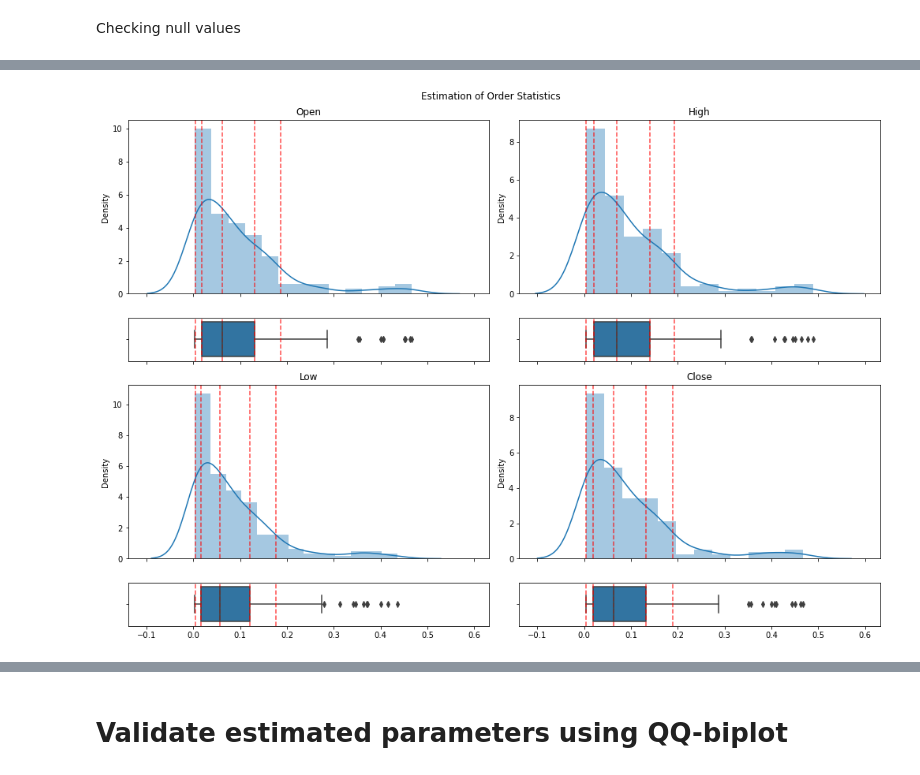
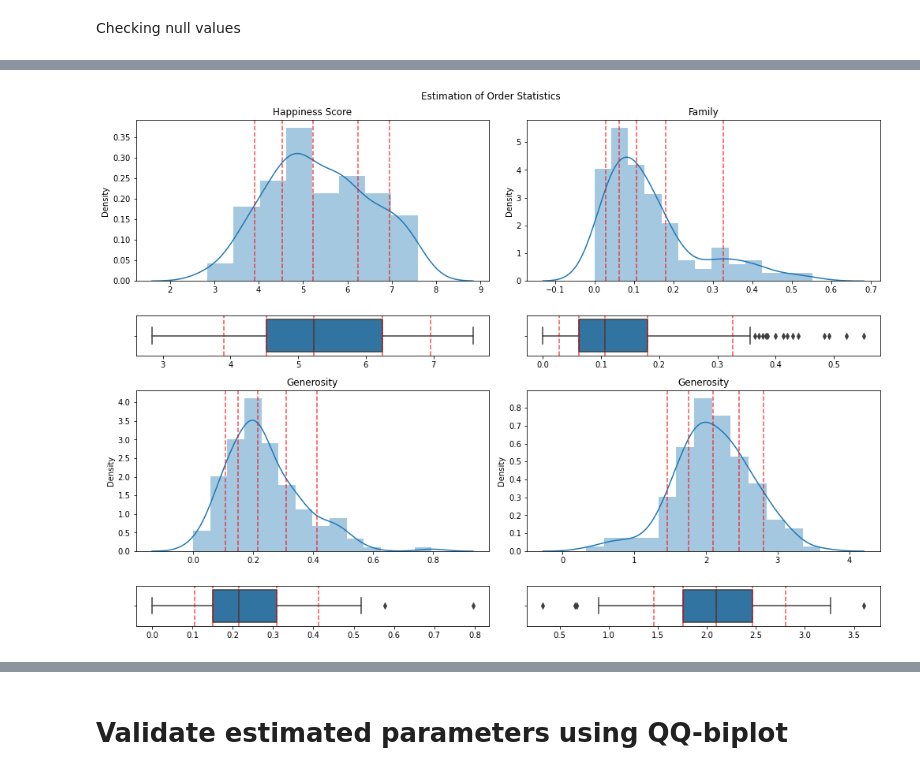
Before and after one commit to affand20/m2m-labs, a Jupyter notebook: lab1.ipynb, the cells around one changed output, grey strips where cells are left out. Saved outputs shown, nothing was run; the diff lists cells and outputs as text; code cells hidden in the pictures.

```diff
--- a/lab1.ipynb
+++ b/lab1.ipynb
@@ -19,4 +19,4 @@ Dataset: Stock Exchange from Kaggle
 # %%
-stock = pd.read_csv('./dataset/cryptocurrencies/HEX-USD.csv')
-stock.head()
+happiness = pd.read_csv('./dataset/happiness/2015.csv')
+happiness.head()
 # %% [output]
@@ -79,0 +56,3 @@ stock.head()
+# %%
+happiness = happiness[['Happiness Score', 'Trust (Government Corruption)', 'Generosity', 'Dystopia Residual']]
+happiness.head()
@@ -140,59 +122,59 @@ Close:  [0.0044215, 0.0189585, 0.0634485, 0.131396, 0.188909]
 # %%
-fig, ax = plt.subplots(4,2, figsize=(14,10), sharex=True, gridspec_kw={'height_ratios': [2,0.5,2,0.5]})
+fig, ax = plt.subplots(4,2, figsize=(14,10), sharex=False, gridspec_kw={'height_ratios': [2,0.5,2,0.5]})
 fig.suptitle('Estimation of Order Statistics')
 
-# Open variable
-# KDE plot
-sns.distplot(_open, kde=True, ax=ax[0,0])
-for q in open_quantiles:
+# Happiness
+# KDE
+sns.distplot(_happiness, kde=True, ax=ax[0,0])
+for q in happiness_quantiles:
     ax[0,0].axvline(q, color='r', linestyle='--', alpha=0.7)
-ax[0,0].set_title('Open')
+ax[0,0].set_title('Happiness Score')
 
 # box-whisker plot
-sns.boxplot(x=_open, ax=ax[1,0])
-for q in open_quantiles:
+sns.boxplot(x=_happiness, ax=ax[1,0])
+for q in happiness_quantiles:
     ax[1,0].axvline(q, color='r', linestyle='--', alpha=0.7)
 
 
-# High variable
-# KDE plot
-sns.distplot(_high, kde=True, ax=ax[0,1])
-for q in high_quantiles:
+# Family
+# KDE
+sns.distplot(_trust, kde=True, ax=ax[0,1])
+for q in trust_quantiles:
     ax[0,1].axvline(q, color='r', linestyle='--', alpha=0.7)
-ax[0,1].set_title('High')
+ax[0,1].set_title('Family')
 
 # box-whisker plot
-sns.boxplot(x=_high, ax=ax[1,1])
-for q in high_quantiles:
+sns.boxplot(x=_trust, ax=ax[1,1])
+for q in trust_quantiles:
     ax[1,1].axvline(q, color='r', linestyle='--', alpha=0.7)
 
 
-# Low variable
-# KDE plot
-sns.distplot(_low, kde=True, ax=ax[2,0])
-for q in low_quantiles:
+# Generosity
+# KDE
+sns.distplot(_generosity, kde=True, ax=ax[2,0])
+for q in generosity_quantiles:
     ax[2,0].axvline(q, color='r', linestyle='--', alpha=0.7)
-ax[2,0].set_title('Low')
+ax[2,0].set_title('Generosity')
 
 # box-whisker plot
-sns.boxplot(x=_low, ax=ax[3,0])
-for q in low_quantiles:
+sns.boxplot(x=_generosity, ax=ax[3,0])
+for q in generosity_quantiles:
     ax[3,0].axvline(q, color='r', linestyle='--', alpha=0.7)
 
 
-# Close variable
-# KDE plot
-sns.distplot(_close, kde=True, ax=ax[2,1])
-for q in close_quantiles:
+# Dystopia
+# KDE
+sns.distplot(_dystopia, kde=True, ax=ax[2,1])
+for q in dystopia_quantiles:
     ax[2,1].axvline(q, color='r', linestyle='--', alpha=0.7)
-ax[2,1].set_title('Close')
+ax[2,1].set_title('Generosity')
 
 # box-whisker plot
-sns.boxplot(x=_close, ax=ax[3,1])
-for q in close_quantiles:
+sns.boxplot(x=_dystopia, ax=ax[3,1])
+for q in dystopia_quantiles:
     ax[3,1].axvline(q, color='r', linestyle='--', alpha=0.7)
 
 plt.tight_layout()
 plt.show()
 # %% [output]
-[figure, old version]
+[figure, new version]
```
Also changed, not shown: parts of 29 cells of this notebook, 6 other files.
